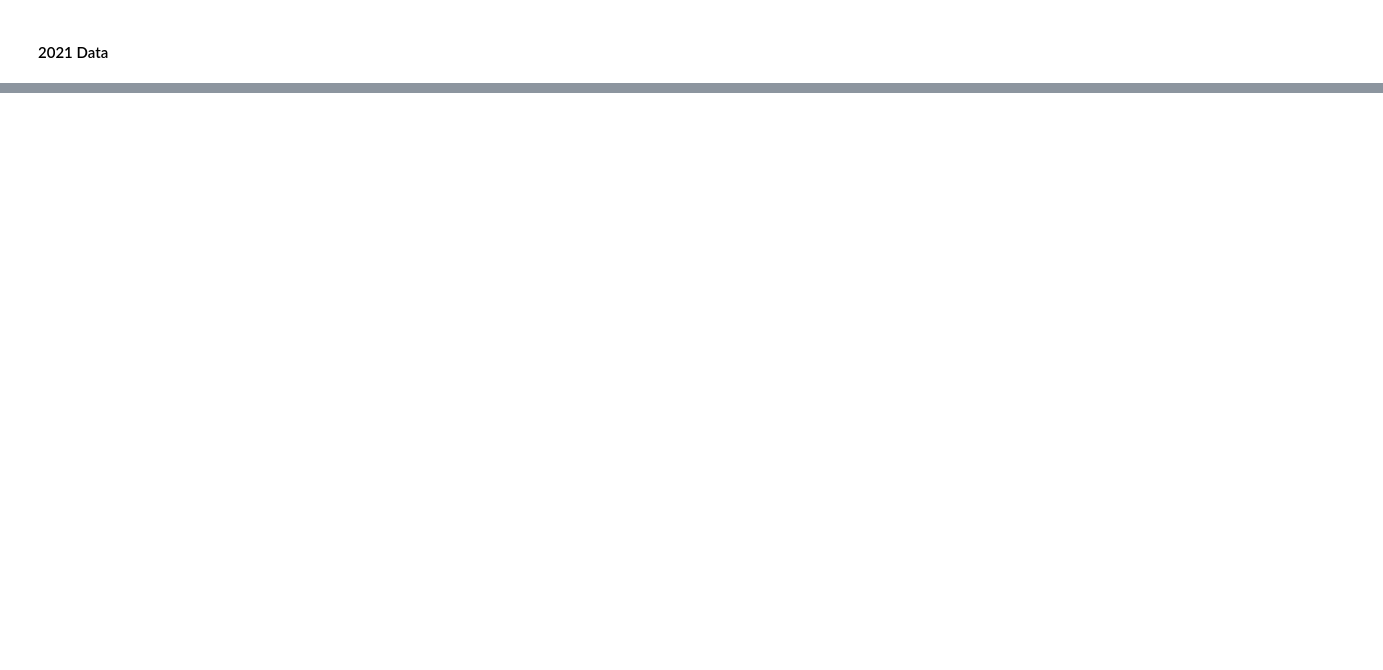
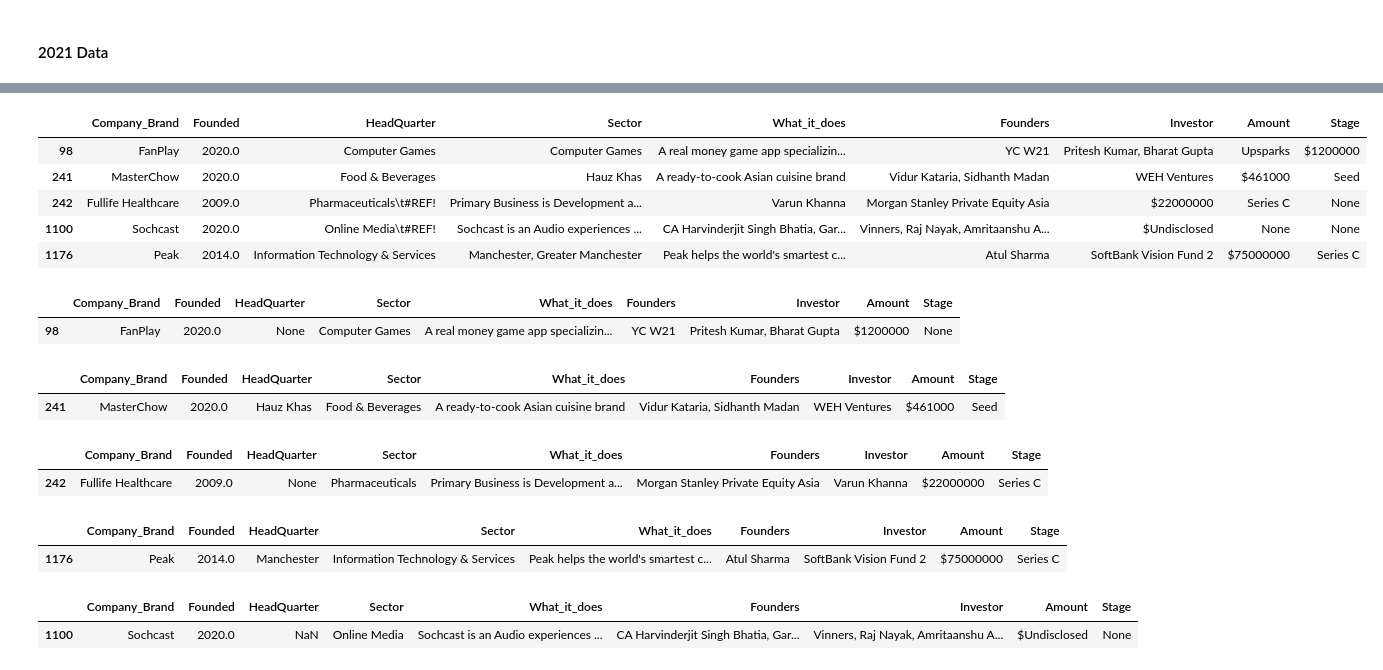
Before and after one commit to DzeBakuEso/stockholm_lp1_colla_project_sprint_1, a Jupyter notebook: Indian _Ecosystem_Analysis.ipynb, the cells around one changed output, grey strips where cells are left out. Saved outputs shown, nothing was run; the diff lists cells and outputs as text; code cells hidden in the pictures; blank space fills up the shorter version.

```diff
--- a/Indian _Ecosystem_Analysis.ipynb
+++ b/Indian _Ecosystem_Analysis.ipynb
@@ -511,0 +873,2 @@ df4.head()
+# %%
+df4.drop_duplicates(subset=['Company_Brand', 'Founded', 'HeadQuarter', 'Sector', 'What_it_does', 'Founders', 'Investor', 'Amount', 'Stage'], inplace=True)
@@ -511,0 +897,47 @@ df4.head()
+# %%
+# From obersavtion, there is use of official and unofficial names of certain cities.
+# The incorrect names need to be rectified for correct analysis, eg A city with more than one name.
+df4['HeadQuarter'] = df4['HeadQuarter'].replace (['Bangalore','Bangalore City','Belgaum'], 'Bengaluru')
+df4['HeadQuarter'].replace('Gurugram\t#REF!','Gurugram',inplace =True, regex=True)
+df4['HeadQuarter'] = df4['HeadQuarter'].str.replace('New Delhi','Delhi')
+# %%
+df4[df4['HeadQuarter'].isin(['Online Media\t#REF!', 'Pharmaceuticals\t#REF!','Computer Games','Information Technology & Services','Food & Beverages'])]
+# %% [output]
+|  | Company_Brand | Founded | HeadQuarter | Sector | What_it_does | Founders | Investor | Amount | Stage |
+| 98 | FanPlay | 2020.0 | Computer Games | Computer Games | A real money game app specializin... | YC W21 | Pritesh Kumar, Bharat Gupta | Upsparks | $1200000 |
+| 241 | MasterChow | 2020.0 | Food & Beverages | Hauz Khas | A ready-to-cook Asian cuisine brand | Vidur Kataria, Sidhanth Madan | WEH Ventures | $461000 | Seed |
+| 242 | Fullife Healthcare | 2009.0 | Pharmaceuticals\t#REF! | Primary Business is Development a... | Varun Khanna | Morgan Stanley Private Equity Asia | $22000000 | Series C | None |
+| 1100 | Sochcast | 2020.0 | Online Media\t#REF! | Sochcast is an Audio experiences ... | CA Harvinderjit Singh Bhatia, Gar... | Vinners, Raj Nayak, Amritaanshu A... | $Undisclosed | None | None |
+| 1176 | Peak | 2014.0 | Information Technology & Services | Manchester, Greater Manchester | Peak helps the world's smartest c... | Atul Sharma | SoftBank Vision Fund 2 | $75000000 | Series C |
+# %%
+df4.loc[df4["Company_Brand"] == "FanPlay", ["HeadQuarter", "Amount", "Stage"]] = ["None", "$1200000","None"]
+df4.loc[df4["Company_Brand"] == "FanPlay"]
+# %% [output]
+|  | Company_Brand | Founded | HeadQuarter | Sector | What_it_does | Founders | Investor | Amount | Stage |
+| 98 | FanPlay | 2020.0 | None | Computer Games | A real money game app specializin... | YC W21 | Pritesh Kumar, Bharat Gupta | $1200000 | None |
+# %%
+df4.loc[df4["Company_Brand"] == "MasterChow", ["HeadQuarter", "Sector"]] = ["Hauz Khas", "Food & Beverages"]
+df4.loc[df4["Company_Brand"] == "MasterChow"]
+# %% [output]
+|  | Company_Brand | Founded | HeadQuarter | Sector | What_it_does | Founders | Investor | Amount | Stage |
+| 241 | MasterChow | 2020.0 | Hauz Khas | Food & Beverages | A ready-to-cook Asian cuisine brand | Vidur Kataria, Sidhanth Madan | WEH Ventures | $461000 | Seed |
+# %%
+df4.loc[df4["Company_Brand"] == "Fullife Healthcare", ["HeadQuarter","Sector","What_it_does","Investor", "Amount", "Stage"]] = ["None","Pharmaceuticals","Primary Business is Development and Manufactur...","Varun Khanna", "$22000000","Series C"]
+df4.loc[df4["Company_Brand"] == "Fullife Healthcare"]
+# %% [output]
+|  | Company_Brand | Founded | HeadQuarter | Sector | What_it_does | Founders | Investor | Amount | Stage |
+| 242 | Fullife Healthcare | 2009.0 | None | Pharmaceuticals | Primary Business is Development a... | Morgan Stanley Private Equity Asia | Varun Khanna | $22000000 | Series C |
+# %%
+
+df4.loc[df4["Company_Brand"] == "Peak", ["HeadQuarter", "Sector"]] = ["Manchester", "Information Technology & Services"]
+df4.loc[df4["Company_Brand"] == "Peak"]
+# %% [output]
+|  | Company_Brand | Founded | HeadQuarter | Sector | What_it_does | Founders | Investor | Amount | Stage |
+| 1176 | Peak | 2014.0 | Manchester | Information Technology & Services | Peak helps the world's smartest c... | Atul Sharma | SoftBank Vision Fund 2 | $75000000 | Series C |
+# %%
+
+df4.loc[df4["Company_Brand"] == "Sochcast", ["HeadQuarter", "Sector",'What_it_does','Founders','Investor',"Amount"]] = [np.nan, 'Online Media','Sochcast is an Audio experiences company that give the listener and creators an Immersive Audio experience','CA Harvinderjit Singh Bhatia, Garima Surana','Vinners, Raj Nayak, Amritaanshu Agrawal',"$Undisclosed"]
+df4.loc[df4["Company_Brand"] == "Sochcast"]
+# %% [output]
+|  | Company_Brand | Founded | HeadQuarter | Sector | What_it_does | Founders | Investor | Amount | Stage |
+| 1100 | Sochcast | 2020.0 | NaN | Online Media | Sochcast is an Audio experiences ... | CA Harvinderjit Singh Bhatia, Gar... | Vinners, Raj Nayak, Amritaanshu A... | $Undisclosed | None |
```
Also changed, not shown: parts of 81 cells of this notebook, 1 other file.
